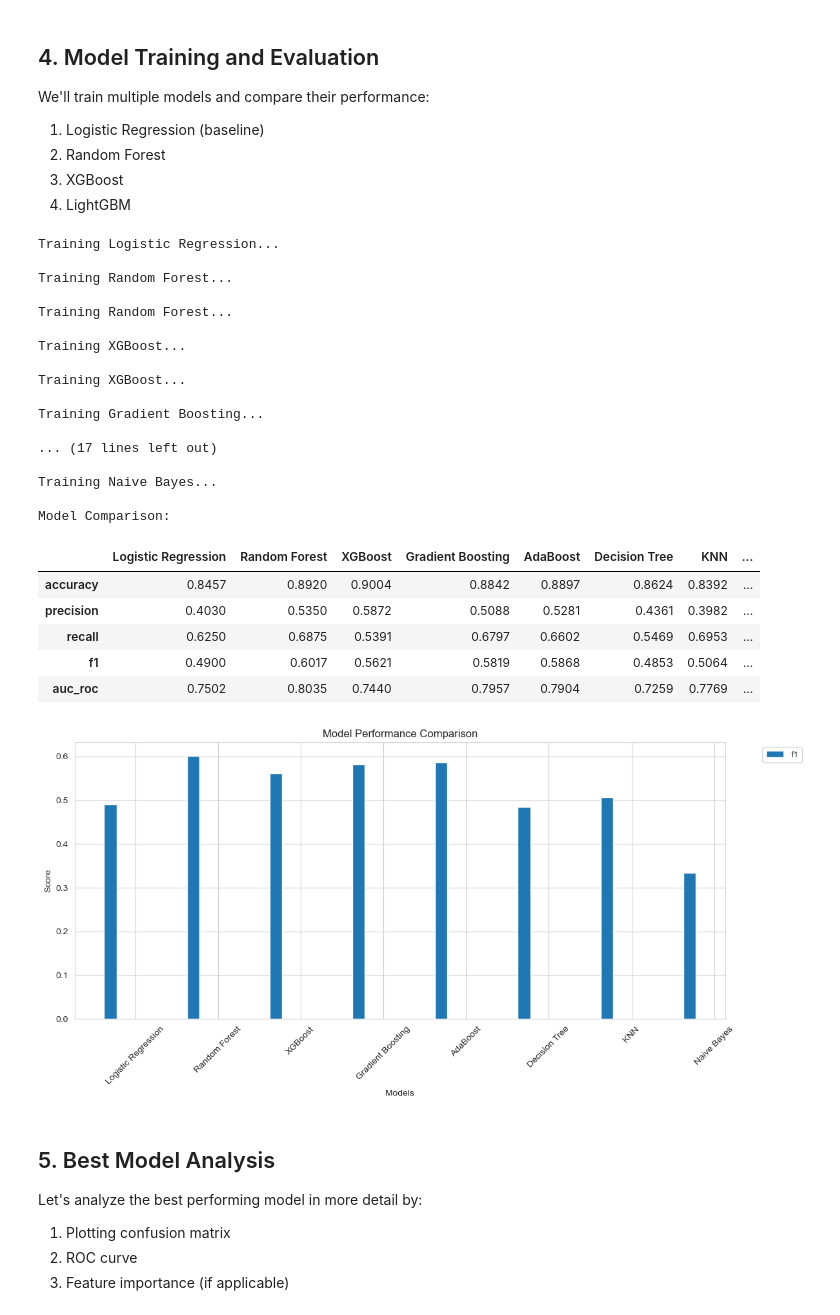
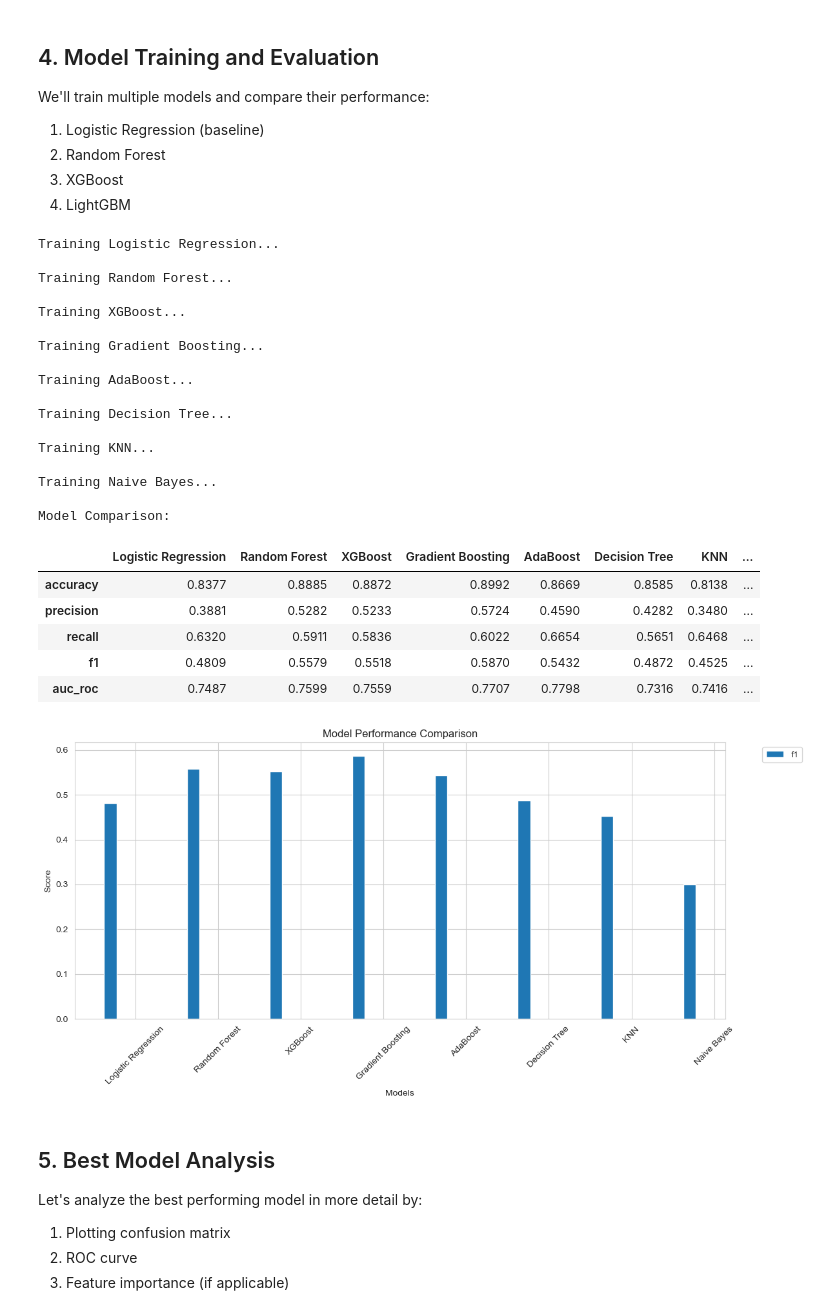
Before and after one commit to mu-3mar/Bank-Marketing-Campaign-Prediction, a Jupyter notebook: notebooks/03_Modeling.ipynb, the cells around one changed output. Cells and saved outputs as stored; diff of their text form; code cells hidden in the pictures.

```diff
--- a/notebooks/03_Modeling.ipynb
+++ b/notebooks/03_Modeling.ipynb
@@ -140,57 +140,60 @@ def evaluate_model(model, X_train, X_test, y_train, y_test):
 # Initialize models
 models = {
     'Logistic Regression': LogisticRegression(random_state=42),
-    'Random Forest': RandomForestClassifier(    n_estimators=100,
-                                                random_state=42,
-                                                max_depth=15,
-                                                min_samples_split=10,
-                                                class_weight='balanced',
-                                                n_jobs=-1),
-
+    'Random Forest': RandomForestClassifier(random_state=42),
     'XGBoost': xgb.XGBClassifier(random_state=42),
-    'Gradient Boosting': GradientBoostingClassifier(random_state=42),
+    'Gradient Boosting': GradientBoostingClassifier(
+    n_estimators=300,
+    learning_rate=0.5,
+    max_depth=4,
+    min_samples_split=10,
+    min_samples_leaf=5,
+    subsample=0.9,
+    max_features='sqrt',
+    random_state=42
+),
     'AdaBoost': AdaBoostClassifier(random_state=42),
     'Decision Tree': DecisionTreeClassifier(random_state=42),
     'KNN': KNeighborsClassifier(),
     'Naive Bayes': GaussianNB()
     }
 
 # Train and evaluate each model
 results = {}
 for name, model in models.items():
     print(f"\nTraining {name}...")
     results[name] = evaluate_model(
         model, X_train_scaled, X_test_scaled, y_train_balanced, y_test
     )
 
 # Create results DataFrame
 results_df = pd.DataFrame(results).round(4)
 print("\nModel Comparison:")
 display(results_df)
 # %% [output]
 Training Logistic Regression...
-
-Training Random Forest...
 
 Training Random Forest...
 
 Training XGBoost...
 
-Training XGBoost...
-
 Training Gradient Boosting...
 
-... (17 lines left out)
+Training AdaBoost...
+
+Training Decision Tree...
+
+Training KNN...
 
 Training Naive Bayes...
 
 Model Comparison:
 |  | Logistic Regression | Random Forest | XGBoost | Gradient Boosting | AdaBoost | Decision Tree | KNN | ... |
-| accuracy | 0.8457 | 0.8920 | 0.9004 | 0.8842 | 0.8897 | 0.8624 | 0.8392 | ... |
-| precision | 0.4030 | 0.5350 | 0.5872 | 0.5088 | 0.5281 | 0.4361 | 0.3982 | ... |
-| recall | 0.6250 | 0.6875 | 0.5391 | 0.6797 | 0.6602 | 0.5469 | 0.6953 | ... |
-| f1 | 0.4900 | 0.6017 | 0.5621 | 0.5819 | 0.5868 | 0.4853 | 0.5064 | ... |
-| auc_roc | 0.7502 | 0.8035 | 0.7440 | 0.7957 | 0.7904 | 0.7259 | 0.7769 | ... |
+| accuracy | 0.8377 | 0.8885 | 0.8872 | 0.8992 | 0.8669 | 0.8585 | 0.8138 | ... |
+| precision | 0.3881 | 0.5282 | 0.5233 | 0.5724 | 0.4590 | 0.4282 | 0.3480 | ... |
+| recall | 0.6320 | 0.5911 | 0.5836 | 0.6022 | 0.6654 | 0.5651 | 0.6468 | ... |
+| f1 | 0.4809 | 0.5579 | 0.5518 | 0.5870 | 0.5432 | 0.4872 | 0.4525 | ... |
+| auc_roc | 0.7487 | 0.7599 | 0.7559 | 0.7707 | 0.7798 | 0.7316 | 0.7416 | ... |
 # %%
 # Visualize results
 plt.figure(figsize=(12, 6))
@@ -212,7 +215,7 @@ plt.legend(bbox_to_anchor=(1.05, 1), loc='upper left')
 plt.tight_layout()
 plt.show()
 # %% [output]
-[figure, old version]
+[figure, new version]
 # %% [markdown]
 ## 5. Best Model Analysis
 
```
Also changed, not shown: parts of 4 cells of this notebook, 7 other files.
